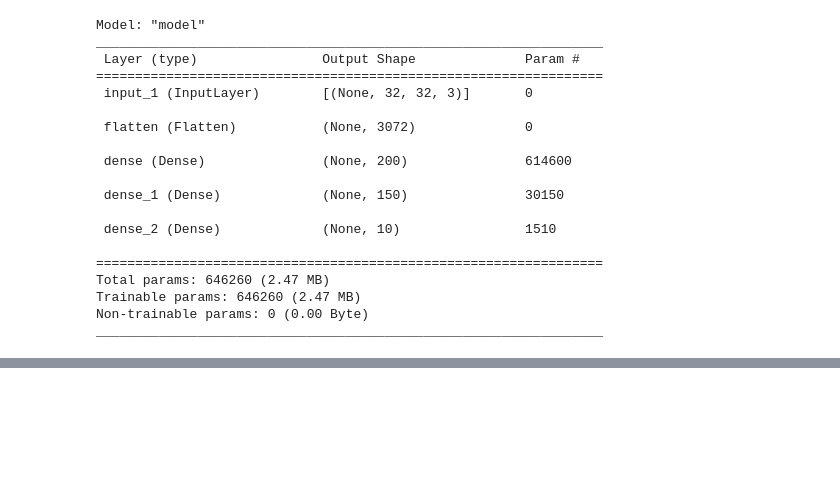
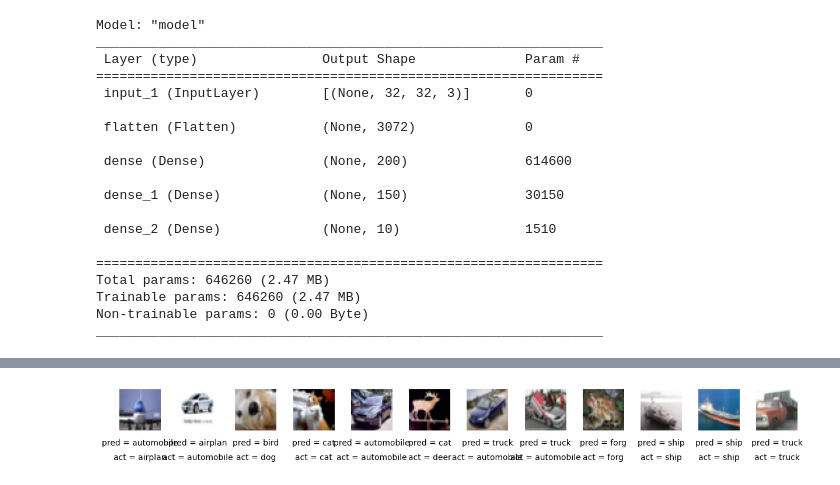
Before and after one commit to KimHyun2241/AI_study, a Jupyter notebook: multilayer_perception.ipynb, the cells around one changed output, grey strips where cells are left out. Cells and saved outputs as stored; diff of their text form; code cells hidden in the pictures; blank space fills up the shorter version.

```diff
--- a/multilayer_perception.ipynb
+++ b/multilayer_perception.ipynb
@@ -71,3 +77,18 @@ Total params: 646260 (2.47 MB)
 Trainable params: 646260 (2.47 MB)
 Non-trainable params: 0 (0.00 Byte)
 _________________________________________________________________
+# %%
+from tensorflow.keras import optimizers
+
+# 옵티마이저와 손실 함수 정의하기
+opt = optimizers.Adam(learning_rate=0.0005)
+# 손실 함수와 옵티마이저 전달
+model.compile(loss='categorical_crossentropy', optimizer=opt, metrics=['accuracy'])
+# %%
+# 24-03-19
+# 모델 훈련을 위한 fit 메서드 호출
+model.fit(x_train, #1
+          y_train, #2
+          batch_size = 32, #3
+          epochs = 10, #4
+          shuffle = True ) #5
@@ -73,0 +129,7 @@ _________________________________________________________________
+# %%
+# predict 메서드를 사용해 테스트 세트에 대한 예측 만들기
+CLASSES = np.array(['airplan', 'automobile', 'bird', 'cat', 'deer', 'dog', 'forg', 'horse', 'ship', 'truck'])
+
+preds = model.predict(x_test) #1
+preds_single = CLASSES[np.argmax(preds, axis = -1)] #2
+actual_single = CLASSES[np.argmax(y_test, axis = -1)]
@@ -73,0 +138,19 @@ _________________________________________________________________
+# %%
+# MLP의 예측과 실제 레이블 출력하기
+import matplotlib.pyplot as plt
+
+n_to_show = 12
+indices = np.random.choice(range(len(x_test)), n_to_show)
+
+fig = plt.figure(figsize=(15, 3))
+fig.subplots_adjust(hspace=0.4, wspace=0.4)
+
+for i, idx, in enumerate(indices):
+	img = x_test[idx]
+	ax = fig.add_subplot(1, n_to_show, i+1)
+	ax.axis('off')
+	ax.text(0.5, -0.35, 'pred = ' + str(preds_single[idx]), fontsize=10, ha='center', transform=ax.transAxes)
+	ax.text(0.5, -0.7, 'act = ' + str(actual_single[idx]), fontsize=10, ha='center', transform=ax.transAxes)
+	ax.imshow(img)
+# %% [output]
+[figure, added]
```
Also changed, not shown: parts of 7 cells of this notebook.
